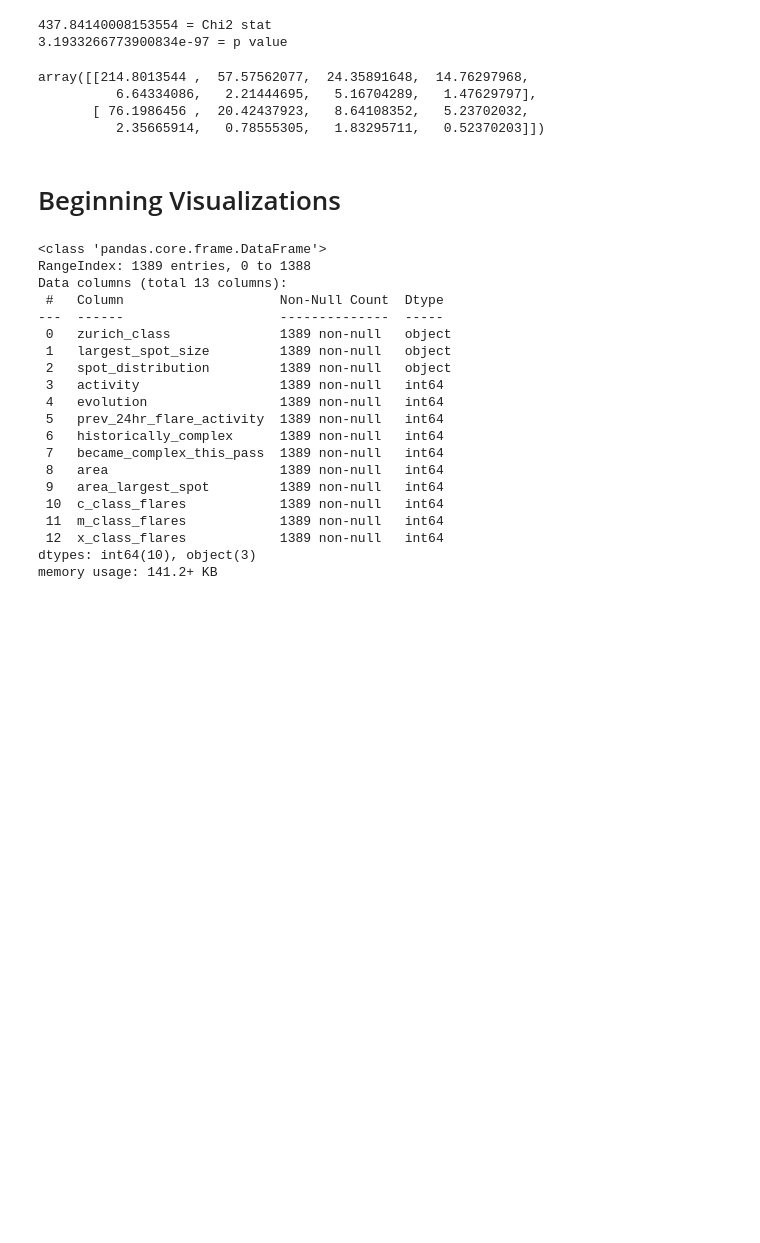
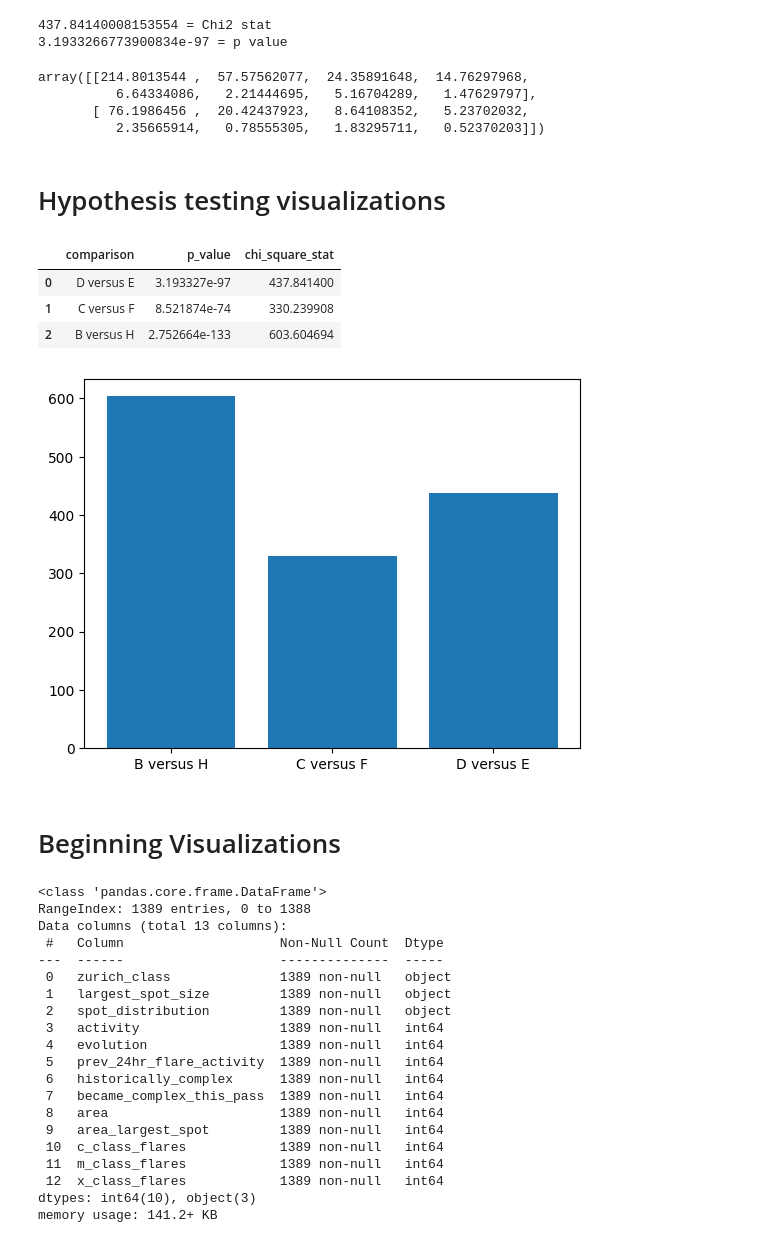
Before and after one commit to nollamae7-spec/DSRSP-Solar-Flares, a Jupyter notebook: DSHRP_Solar_Flares.ipynb, the cells around one changed output. Saved outputs shown, nothing was run; the diff lists cells and outputs as text; code cells hidden in the pictures; blank space fills up the shorter version.

Commit message:
New df with chi squared and p values per comparison. Visualized the chi square values

```diff
--- a/DSHRP_Solar_Flares.ipynb
+++ b/DSHRP_Solar_Flares.ipynb
@@ -213,6 +230,28 @@ array([[214.8013544 ,  57.57562077,  24.35891648,  14.76297968,
           6.64334086,   2.21444695,   5.16704289,   1.47629797],
        [ 76.1986456 ,  20.42437923,   8.64108352,   5.23702032,
           2.35665914,   0.78555305,   1.83295711,   0.52370203]])
+# %% [markdown]
+# Hypothesis testing visualizations
+# %%
+values = {
+    "comparison": ["D versus E", "C versus F", "B versus H"],
+    "p_value": [3.1933266773900834e-97, 8.52187390562951e-74, 2.7526640609319216e-133],
+    "chi_square_stat": [437.84140008153554, 330.2399081292126, 603.6046943284933]
+}
+
+results_df = pd.DataFrame(values)
+results_df
+# %% [output]
+|  | comparison | p_value | chi_square_stat |
+| 0 | D versus E | 3.193327e-97 | 437.841400 |
+| 1 | C versus F | 8.521874e-74 | 330.239908 |
+| 2 | B versus H | 2.752664e-133 | 603.604694 |
+# %%
+comparison_vs_chi_square = results_df.groupby("comparison")["chi_square_stat"].sum()
+plt.bar(comparison_vs_chi_square.index, comparison_vs_chi_square.values)
+plt.show()
+# %% [output]
+[figure, added]
 # %% [markdown]
 # Beginning Visualizations
 # %%
```
Also changed, not shown: parts of 3 cells of this notebook.
